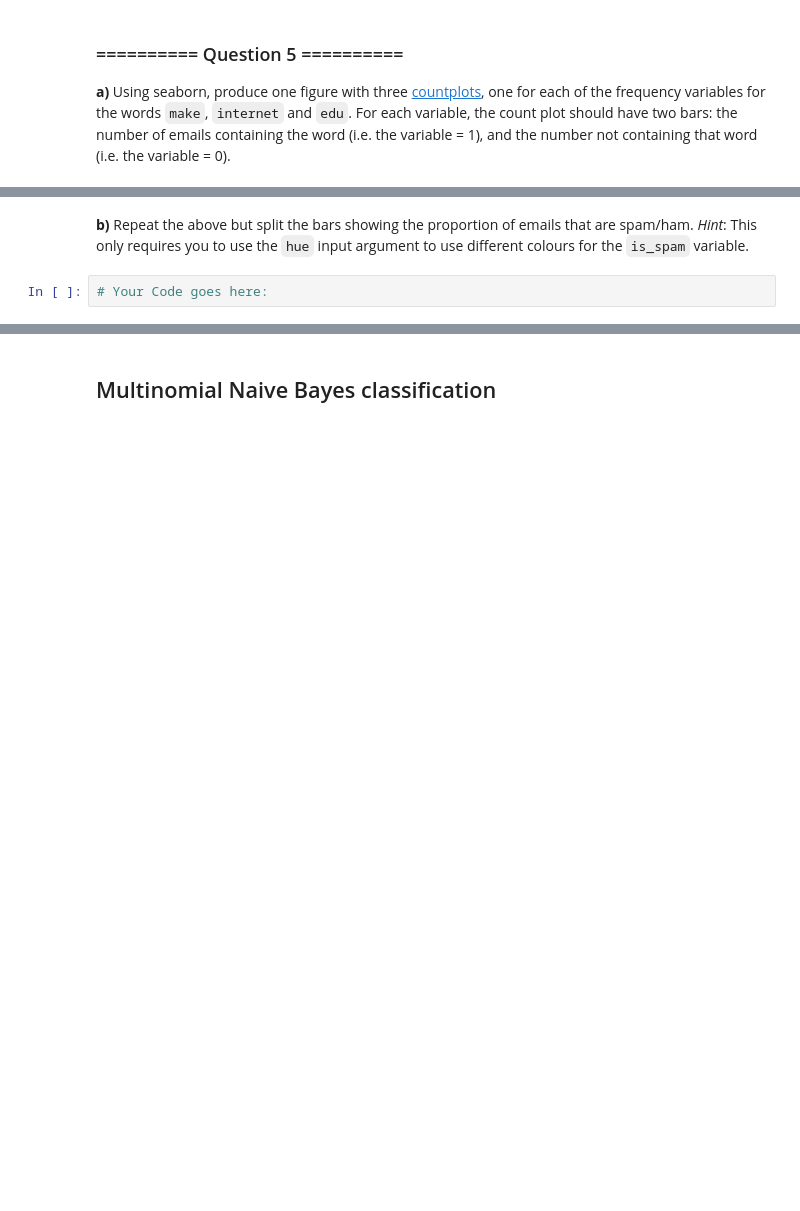
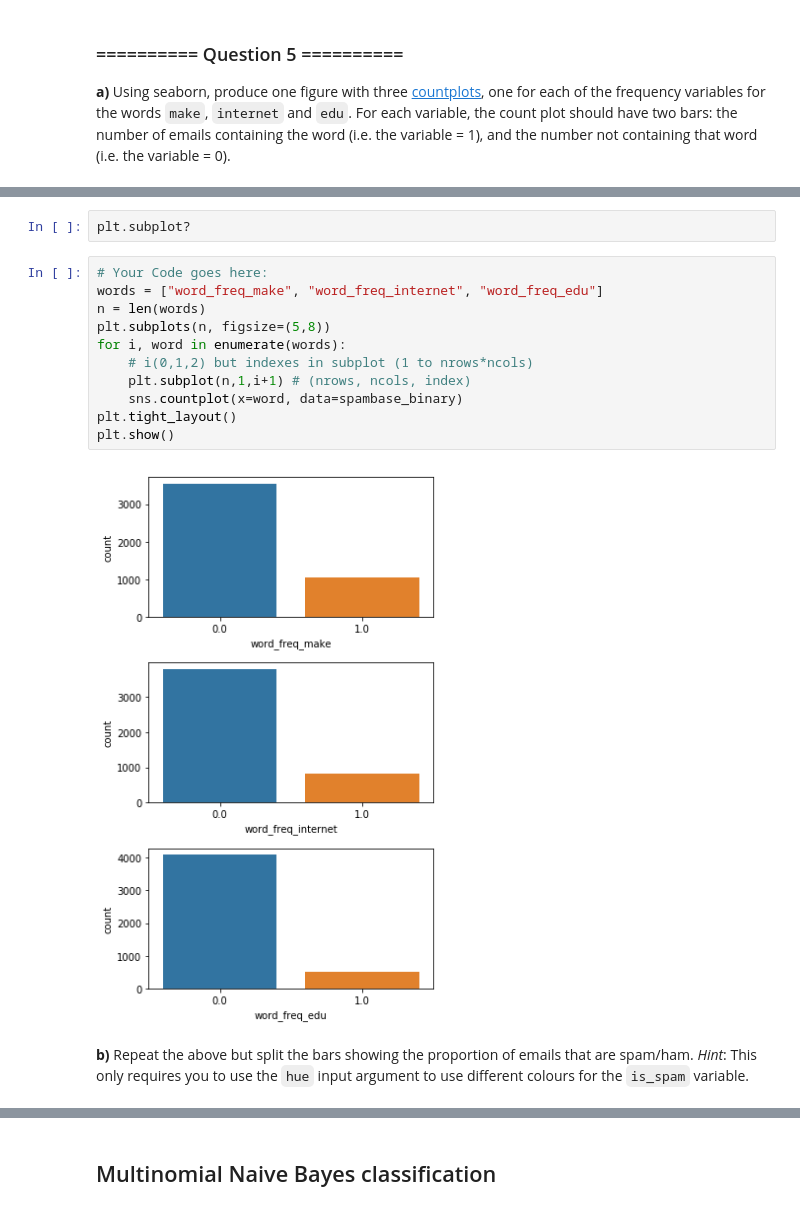
Before and after one commit to celinadong/iaml-labs, a Jupyter notebook: Labs/01 - Analysis and Visualisation.ipynb, the cells around one changed output, grey strips where cells are left out. Drawn from its saved outputs; the diff is of its cells as text; blank space fills up the shorter version.

```diff
--- a/Labs/01 - Analysis and Visualisation.ipynb
+++ b/Labs/01 - Analysis and Visualisation.ipynb
@@ -205,4 +217,17 @@ Now we want to get a feeling for how the presence or absence of some specific wo
+# %%
+plt.subplot?
+# %%
+# Your Code goes here:
+words = ["word_freq_make", "word_freq_internet", "word_freq_edu"]
+n = len(words)
+plt.subplots(n, figsize=(5,8))
+for i, word in enumerate(words):
+    # i(0,1,2) but indexes in subplot (1 to nrows*ncols)
+    plt.subplot(n,1,i+1) # (nrows, ncols, index)
+    sns.countplot(x=word, data=spambase_binary)
+plt.tight_layout()
+plt.show()
+# %% [output]
+[figure, added]
 # %% [markdown]
 **b)** Repeat the above but split the bars showing the proportion of emails that are spam/ham. *Hint*: This only requires you to use the `hue` input argument to use different colours for the `is_spam` variable.
-# %%
-# Your Code goes here:
```
Also changed, not shown: parts of 31 cells of this notebook.
